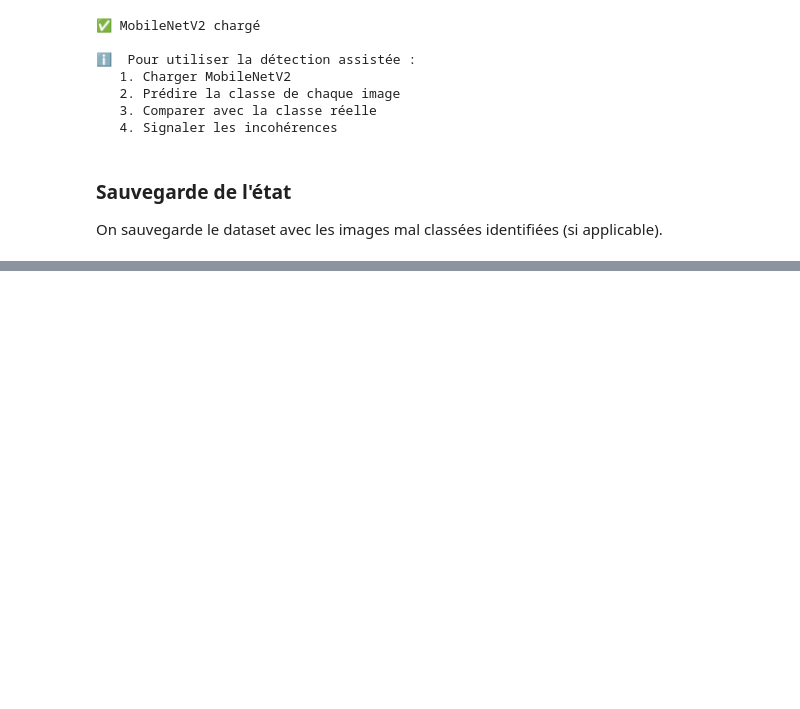
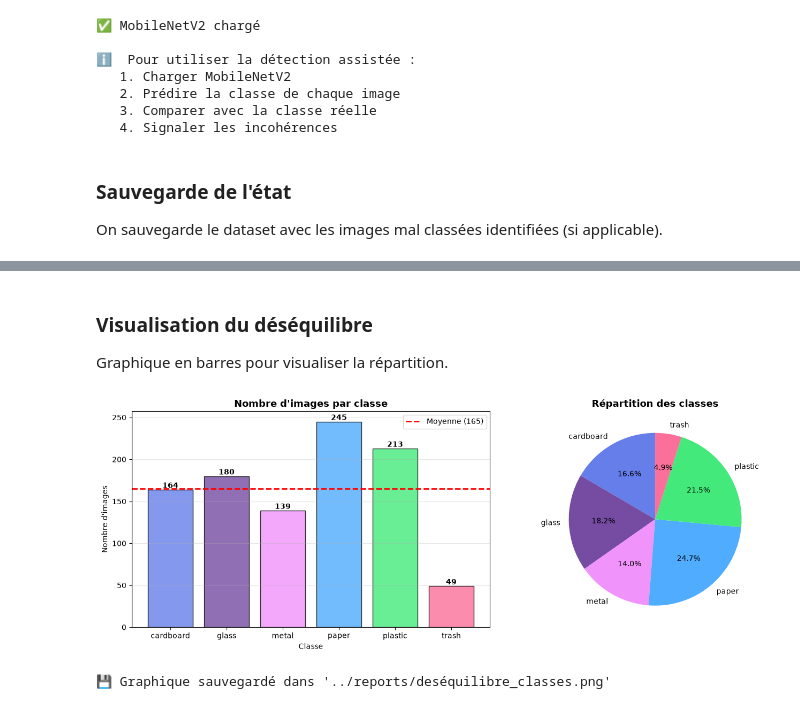
Before and after one commit to boltn5107-sos/Donnees-Images, a Jupyter notebook: notebooks/atelier_prepa_donnees_images.ipynb, the cells around one changed output, grey strips where cells are left out. Cells and saved outputs as stored; diff of their text form; code cells hidden in the pictures; blank space fills up the shorter version.

Commit message:
Partie 8 : Analyser le déséquilibre des classes

```diff
--- a/notebooks/atelier_prepa_donnees_images.ipynb
+++ b/notebooks/atelier_prepa_donnees_images.ipynb
@@ -1260,0 +1314,14 @@ On sauvegarde le dataset avec les images mal classées identifiées (si applicab
+# %%
+print("=== NOMBRE D'IMAGES PAR CLASSE ===\n")
+
+# Compter les images par classe
+comptage = df_sans_doublons['classe'].value_counts().sort_index()
+
+# Afficher avec pourcentages
+total = len(df_sans_doublons)
+for classe, nombre in comptage.items():
+    pourcentage = nombre / total * 100
+    barre = '█' * int(pourcentage / 2)
+    print(f"📂 {classe:12s} : {nombre:5d} images ({pourcentage:5.2f}%) {barre}")
+
+print(f"\n📊 Total : {total} images")
@@ -1260,0 +1393,39 @@ On sauvegarde le dataset avec les images mal classées identifiées (si applicab
+# %% [markdown]
+### Visualisation du déséquilibre
+
+Graphique en barres pour visualiser la répartition.
+# %%
+import matplotlib.pyplot as plt
+
+fig, axes = plt.subplots(1, 2, figsize=(14, 5))
+
+# Barres
+couleurs = ['#667eea', '#764ba2', '#f093fb', '#4facfe', '#43e97b', '#fa709a']
+bars = axes[0].bar(comptage.index, comptage.values, color=couleurs[:len(comptage)], edgecolor='black', alpha=0.8)
+
+# Ligne de moyenne
+axes[0].axhline(y=moyenne, color='red', linestyle='--', linewidth=2, label=f'Moyenne ({moyenne:.0f})')
+
+# Ajouter les valeurs
+for bar, val in zip(bars, comptage.values):
+    axes[0].text(bar.get_x() + bar.get_width()/2, bar.get_height() + 2,
+                 str(val), ha='center', fontsize=10, fontweight='bold')
+
+axes[0].set_title('Nombre d\'images par classe', fontsize=13, fontweight='bold')
+axes[0].set_xlabel('Classe')
+axes[0].set_ylabel('Nombre d\'images')
+axes[0].legend()
+axes[0].grid(True, alpha=0.3, axis='y')
+
+# Camembert
+axes[1].pie(comptage.values, labels=comptage.index, autopct='%1.1f%%',
+            colors=couleurs[:len(comptage)], startangle=90)
+axes[1].set_title('Répartition des classes', fontsize=13, fontweight='bold')
+
+plt.tight_layout()
+plt.savefig('../reports/deséquilibre_classes.png', dpi=150, bbox_inches='tight')
+plt.show()
+print("💾 Graphique sauvegardé dans '../reports/deséquilibre_classes.png'")
+# %% [output]
+[figure, added]
+💾 Graphique sauvegardé dans '../reports/deséquilibre_classes.png'
```
Also changed, not shown: parts of 7 cells of this notebook, 1 other file.
